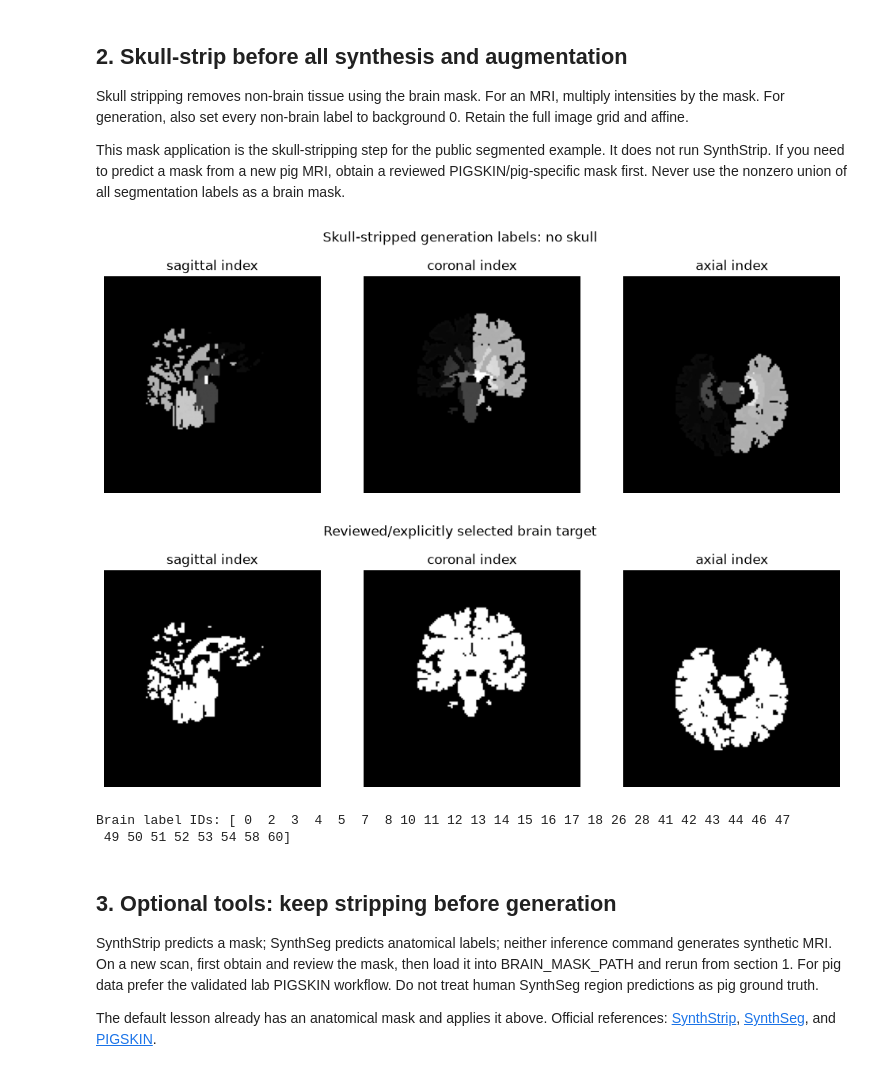
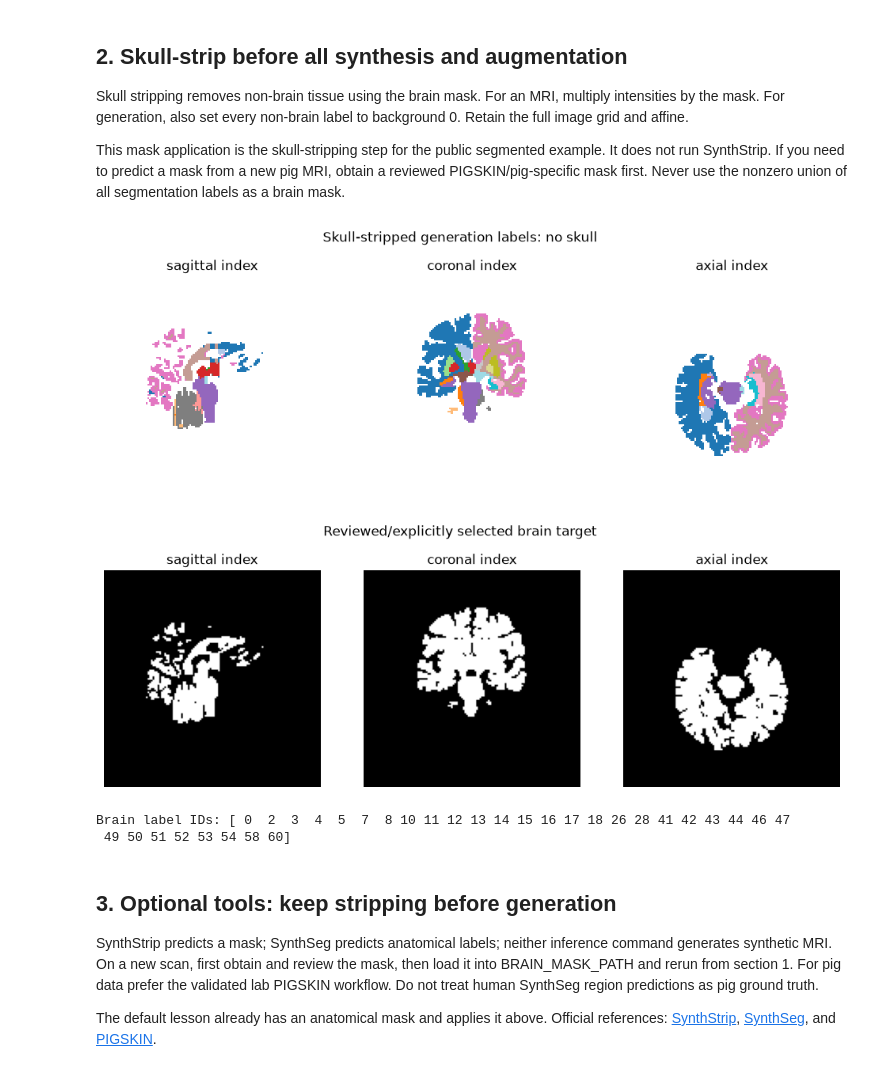
Before and after one commit to dadashkarimi/pigskin, a Jupyter notebook: notebooks/PIGTAILS_Real_Brain_Executed.ipynb, the cells around one changed output. Drawn from its saved outputs; the diff is of its cells as text; code cells hidden in the pictures.

Commit message:
Include executed real-brain notebook and synthetic image examples

```diff
--- a/notebooks/PIGTAILS_Real_Brain_Executed.ipynb
+++ b/notebooks/PIGTAILS_Real_Brain_Executed.ipynb
@@ -117,29 +116,36 @@ This mask application is the skull-stripping step for the public segmented examp
 # %%
 def views(volume, title, mask=None):
     centre = np.array(volume.shape)//2
     fig, axes = plt.subplots(1, 3, figsize=(12, 4))
     for axis, (ax, name) in enumerate(zip(axes, ["sagittal index", "coronal index", "axial index"])):
         sl = np.take(volume, centre[axis], axis=axis).T
-        ax.imshow(sl, origin="lower", cmap="gray")
+        is_labels = np.issubdtype(volume.dtype, np.integer) and volume.max() > 1
+        if is_labels:
+            ids = np.unique(volume)
+            display_sl = np.searchsorted(ids, sl)
+            ax.imshow(np.ma.masked_where(sl == 0, display_sl), origin="lower", cmap="tab20", vmin=1, vmax=len(ids)-1, interpolation="nearest")
+            ax.set_facecolor("black")
+        else:
+            ax.imshow(sl, origin="lower", cmap="gray")
         if mask is not None:
             ms = np.take(mask, centre[axis], axis=axis).T
             if ms.any() and not ms.all():
                 ax.contour(ms, levels=[.5], colors="lime", linewidths=.7)
         ax.set_title(name); ax.set_axis_off()
     fig.suptitle(title); plt.show()
 
 
 # Strip BEFORE generating any synthetic intensities.
 generation_labels = np.where(brain_mask, labels, 0).astype(np.int32)
 stripped_water = np.where(brain_mask, water, 0).astype(np.float32) if USE_LAB_DATA else None
 assert not generation_labels[~brain_mask].any()
 if USE_LAB_DATA:
     views(stripped_water, "Skull-stripped MRI only", brain_mask)
 views(generation_labels, "Skull-stripped generation labels: no skull")
 views(brain_mask, "Reviewed/explicitly selected brain target")
 print("Brain label IDs:", np.unique(generation_labels))
 # %% [output]
-[figure, old version]
+[figure, new version]
 [figure]
 Brain label IDs: [ 0  2  3  4  5  7  8 10 11 12 13 14 15 16 17 18 26 28 41 42 43 44 46 47
  49 50 51 52 53 54 58 60]
```
Also changed, not shown: parts of 12 cells of this notebook, 3 other files.
